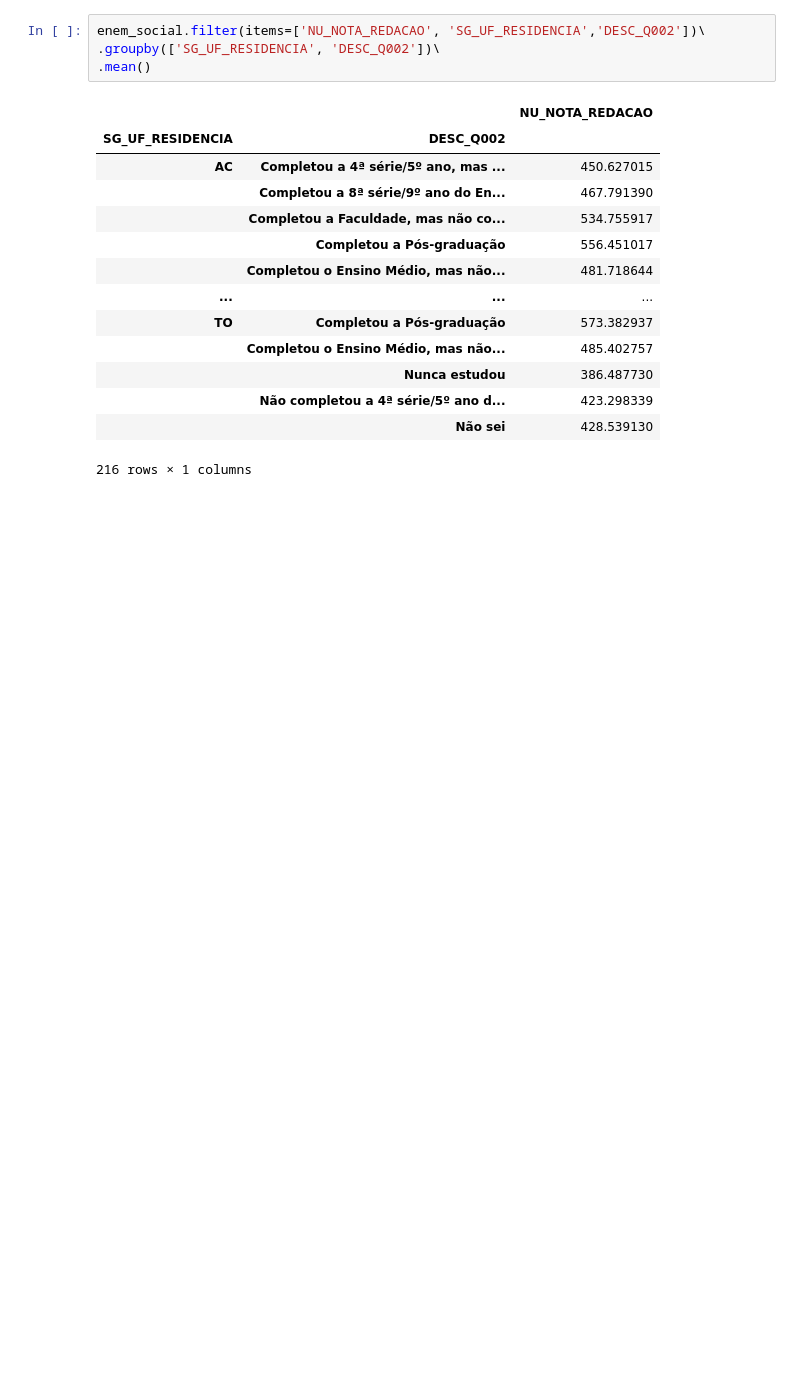
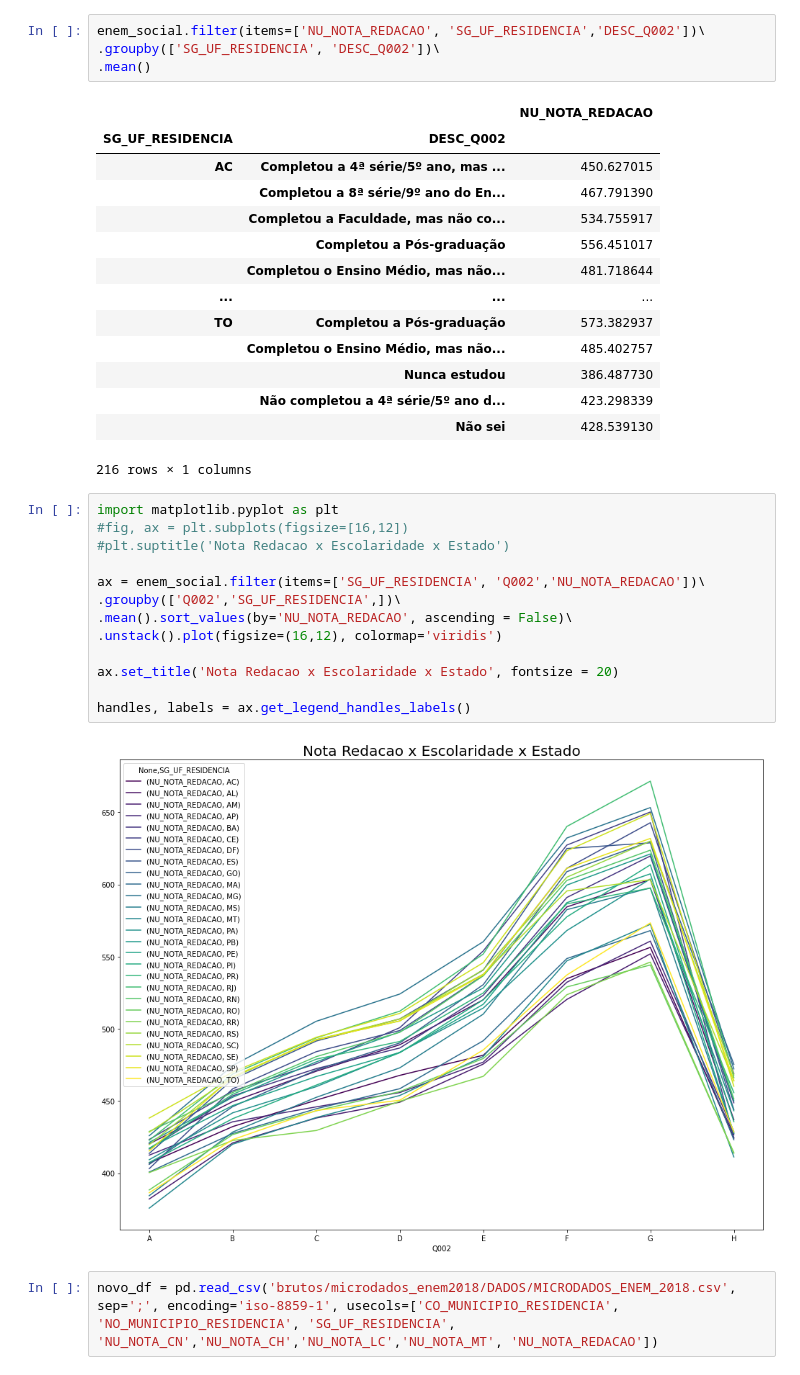
Before and after one commit to maitevitoria/analise-dadosenem, a Jupyter notebook: analise2018.ipynb, the cells around one changed output. Drawn from its saved outputs; the diff is of its cells as text; blank space fills up the shorter version.

```diff
--- a/analise2018.ipynb
+++ b/analise2018.ipynb
@@ -425,3 +425,20 @@ enem_social.filter(items=['NU_NOTA_REDACAO', 'SG_UF_RESIDENCIA','DESC_Q002'])\
 |  | Não completou a 4ª série/5º ano d... | 423.298339 |
 |  | Não sei | 428.539130 |
 216 rows × 1 columns
+# %%
+import matplotlib.pyplot as plt
+#fig, ax = plt.subplots(figsize=[16,12])
+#plt.suptitle('Nota Redacao x Escolaridade x Estado')
+
+ax = enem_social.filter(items=['SG_UF_RESIDENCIA', 'Q002','NU_NOTA_REDACAO'])\
+.groupby(['Q002','SG_UF_RESIDENCIA',])\
+.mean().sort_values(by='NU_NOTA_REDACAO', ascending = False)\
+.unstack().plot(figsize=(16,12), colormap='viridis')
+
+ax.set_title('Nota Redacao x Escolaridade x Estado', fontsize = 20)
+
+handles, labels = ax.get_legend_handles_labels()
+# %% [output]
+[figure, added]
+# %%
+novo_df = pd.read_csv('brutos/microdados_enem2018/DADOS/MICRODADOS_ENEM_2018.csv', sep=';', encoding='iso-8859-1', usecols=['CO_MUNICIPIO_RESIDENCIA', 'NO_MUNICIPIO_RESIDENCIA', 'SG_UF_RESIDENCIA', 'NU_NOTA_CN','NU_NOTA_CH','NU_NOTA_LC','NU_NOTA_MT', 'NU_NOTA_REDACAO'])
```
Also changed, not shown: parts of 4 cells of this notebook, 5 other files.
